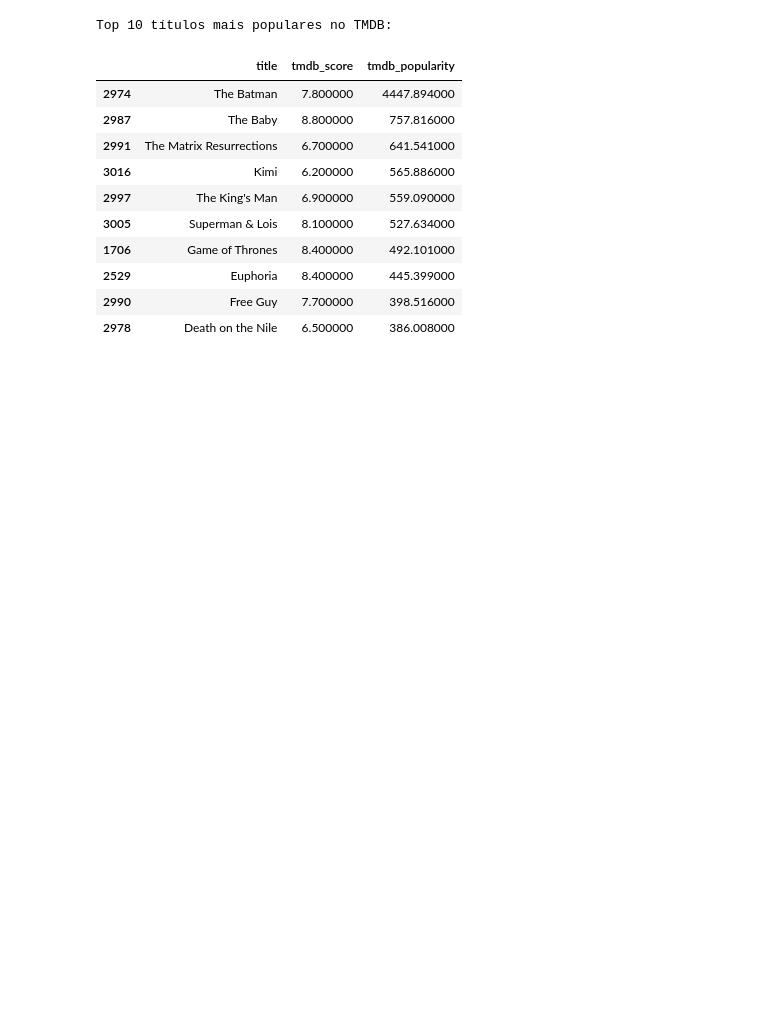
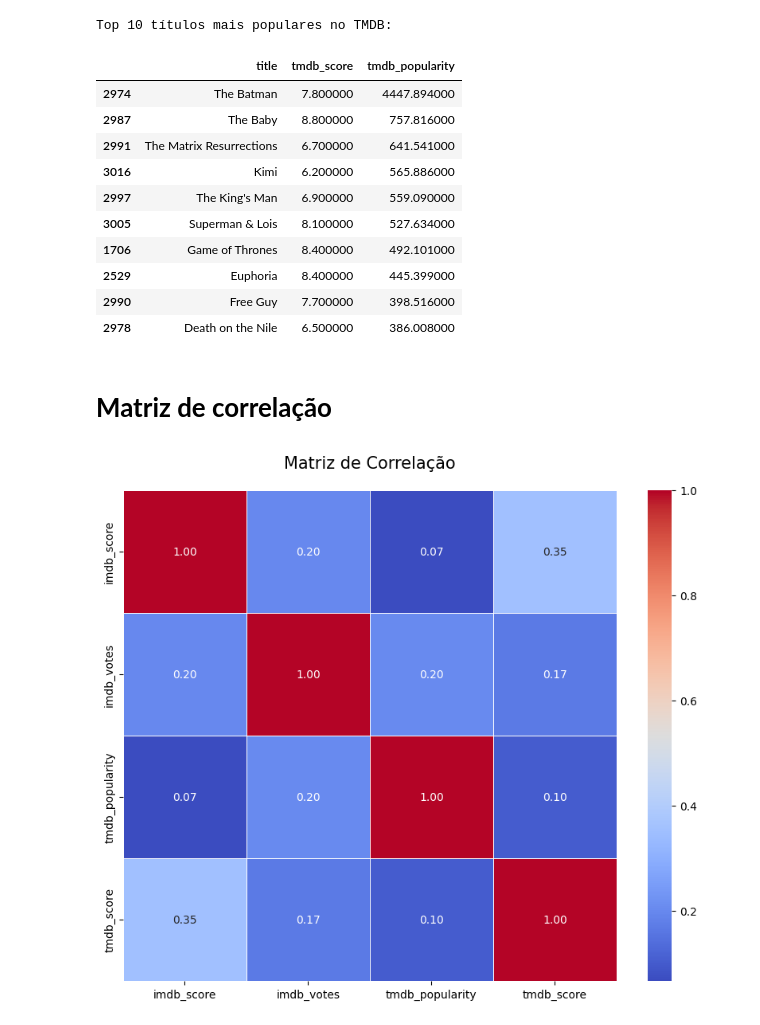
Before and after one commit to vfoliveiras/hbo-max-series-e-filmes, a Jupyter notebook: HBO_Max.ipynb, the cells around one changed output. Cells and saved outputs as stored; diff of their text form; code cells hidden in the pictures; blank space fills up the shorter version.

```diff
--- a/HBO_Max.ipynb
+++ b/HBO_Max.ipynb
@@ -614,3 +615,19 @@ Top 10 títulos mais populares no TMDB:
 | 2529 | Euphoria | 8.400000 | 445.399000 |
 | 2990 | Free Guy | 7.700000 | 398.516000 |
 | 2978 | Death on the Nile | 6.500000 | 386.008000 |
+# %% [markdown]
+# **Matriz de correlação**
+# %%
+# Selecionar apenas as colunas numéricas relevantes para a matriz de correlação
+numeric_columns = ['imdb_score', 'imdb_votes', 'tmdb_popularity', 'tmdb_score']
+
+# Calcular a matriz de correlação
+correlation_matrix = df[numeric_columns].corr()
+
+# Plotar a matriz de correlação em um heatmap
+plt.figure(figsize=(10, 8))
+sns.heatmap(correlation_matrix, annot=True, cmap='coolwarm', fmt='.2f', linewidths=0.5)
+plt.title('Matriz de Correlação', fontsize=15, pad=20)
+plt.show()
+# %% [output]
+[figure, added]
```
Also changed, not shown: parts of 27 cells of this notebook.
